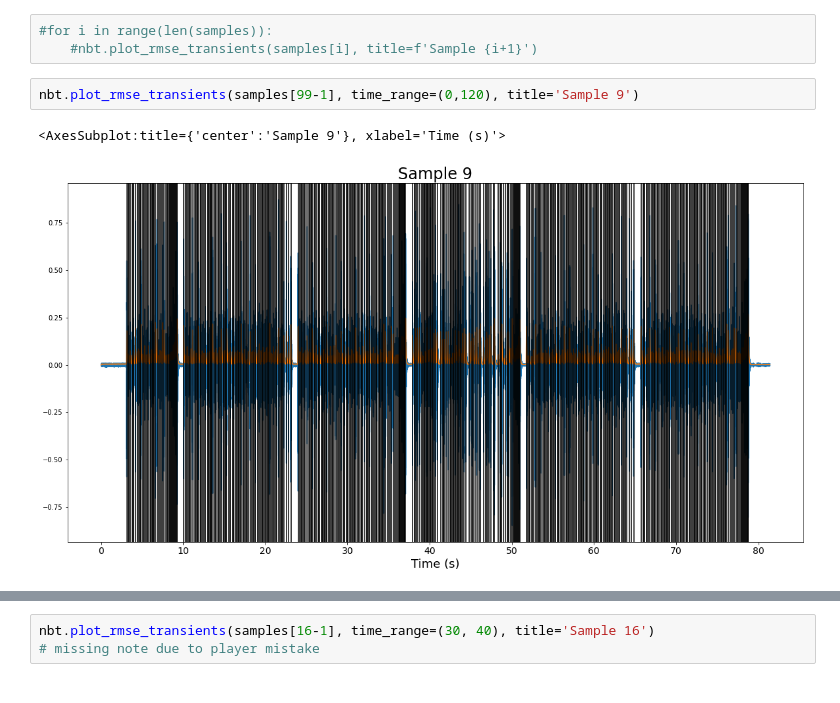
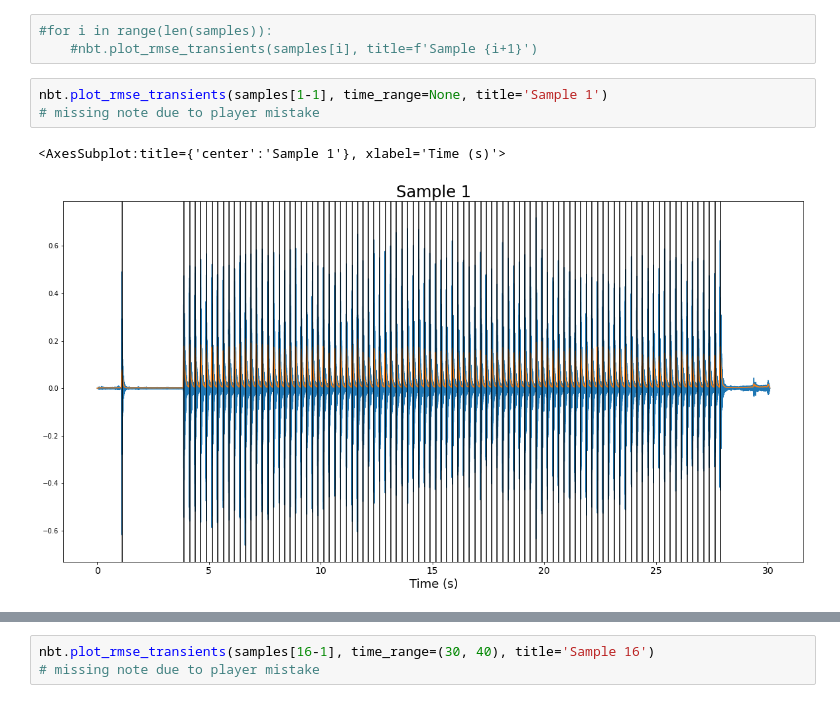
Before and after one commit to prestondunton/rhythm_regression, a Jupyter notebook: Data_Inspection.ipynb, the cells around one changed output, grey strips where cells are left out. Cells and saved outputs as stored; diff of their text form.

```diff
--- a/Data_Inspection.ipynb
+++ b/Data_Inspection.ipynb
@@ -17,7 +17,8 @@ print([audio.shape for audio in samples])
 #for i in range(len(samples)):
     #nbt.plot_rmse_transients(samples[i], title=f'Sample {i+1}')
 # %%
-nbt.plot_rmse_transients(samples[99-1], time_range=(0,120), title='Sample 9')
+nbt.plot_rmse_transients(samples[1-1], time_range=None, title='Sample 1')
+# missing note due to player mistake
 # %% [output]
-<AxesSubplot:title={'center':'Sample 9'}, xlabel='Time (s)'>
+<AxesSubplot:title={'center':'Sample 1'}, xlabel='Time (s)'>
-[figure, old version]
+[figure, new version]
```
Also changed, not shown: parts of 6 cells of this notebook, 3 other files.
